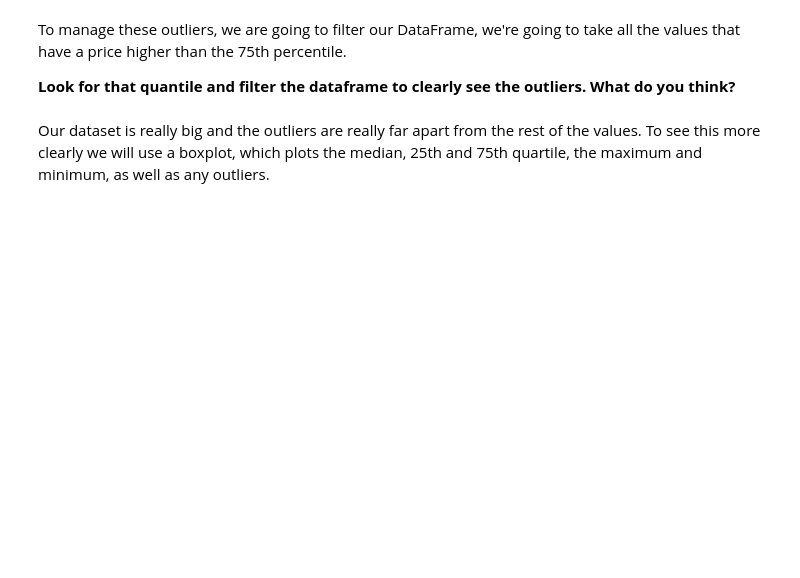
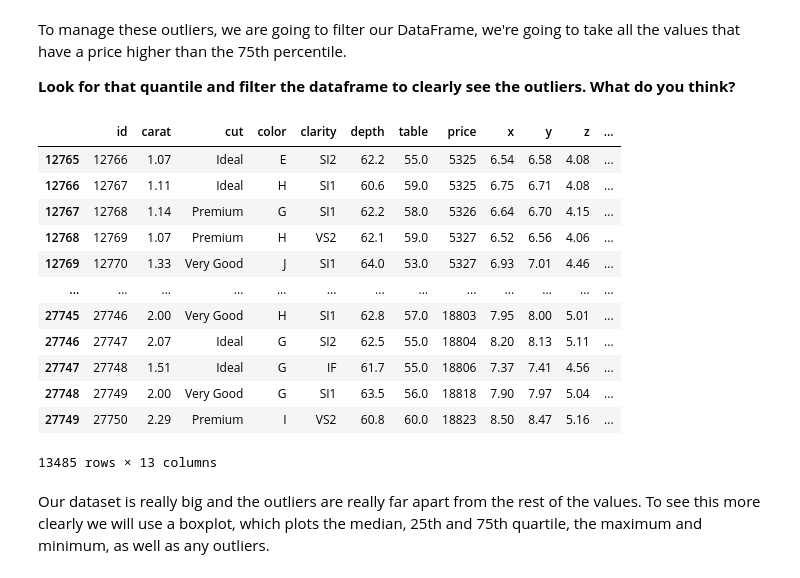
Before and after one commit to ta-data-lis/M2-mini-project1, a Jupyter notebook: 1.-Data Cleaning.ipynb, the cells around one changed output. Drawn from its saved outputs; the diff is of its cells as text; code cells hidden in the pictures; blank space fills up the shorter version.

```diff
--- a/1.-Data Cleaning.ipynb
+++ b/1.-Data Cleaning.ipynb
@@ -121,0 +304,4 @@ For those 12 rows, we will create a function that applies the formula given in t
+# %%
+diamonds = no_dimension_diamonds.combine_first(diamonds)
+
+diamonds.describe()
@@ -130,3 +324,13 @@ To replace them we can use the pandas .replace() method and np.NaN.
+# %%
+def replace_zero_dimension(col):
+    if col == 0:
+        return np.nan
+    else:
+        return col
+
+diamonds['z'] = diamonds['z'].apply(replace_zero_dimension)
+diamonds['x'] = diamonds['x'].apply(replace_zero_dimension)
+diamonds['y'] = diamonds['y'].apply(replace_zero_dimension)
 # %% [markdown]
 Let's check the data again with the `describe()` method.
 # %%
@@ -154,6 +393,21 @@ To manage these outliers, we are going to filter our DataFrame, we're going to t
 **Look for that quantile and filter the dataframe to clearly see the outliers. What do you think?**
 # %%
 #your code here
+diamonds[diamonds['price'] > diamonds['price'].quantile(.75)]
+# %% [output]
+|  | id | carat | cut | color | clarity | depth | table | price | x | y | z | ... |
+| 12765 | 12766 | 1.07 | Ideal | E | SI2 | 62.2 | 55.0 | 5325 | 6.54 | 6.58 | 4.08 | ... |
+| 12766 | 12767 | 1.11 | Ideal | H | SI1 | 60.6 | 59.0 | 5325 | 6.75 | 6.71 | 4.08 | ... |
+| 12767 | 12768 | 1.14 | Premium | G | SI1 | 62.2 | 58.0 | 5326 | 6.64 | 6.70 | 4.15 | ... |
+| 12768 | 12769 | 1.07 | Premium | H | VS2 | 62.1 | 59.0 | 5327 | 6.52 | 6.56 | 4.06 | ... |
+| 12769 | 12770 | 1.33 | Very Good | J | SI1 | 64.0 | 53.0 | 5327 | 6.93 | 7.01 | 4.46 | ... |
+| ... | ... | ... | ... | ... | ... | ... | ... | ... | ... | ... | ... | ... |
+| 27745 | 27746 | 2.00 | Very Good | H | SI1 | 62.8 | 57.0 | 18803 | 7.95 | 8.00 | 5.01 | ... |
+| 27746 | 27747 | 2.07 | Ideal | G | SI2 | 62.5 | 55.0 | 18804 | 8.20 | 8.13 | 5.11 | ... |
+| 27747 | 27748 | 1.51 | Ideal | G | IF | 61.7 | 55.0 | 18806 | 7.37 | 7.41 | 4.56 | ... |
+| 27748 | 27749 | 2.00 | Very Good | G | SI1 | 63.5 | 56.0 | 18818 | 7.90 | 7.97 | 5.04 | ... |
+| 27749 | 27750 | 2.29 | Premium | I | VS2 | 60.8 | 60.0 | 18823 | 8.50 | 8.47 | 5.16 | ... |
+13485 rows × 13 columns
 # %% [markdown]
 Our dataset is really big and the outliers are really far apart from the rest of the values. To see this more clearly we will use a boxplot, which plots the median, 25th and 75th quartile, the maximum and minimum, as well as any outliers.
 # %%
```
Also changed, not shown: parts of 50 cells of this notebook, 2 other files.
